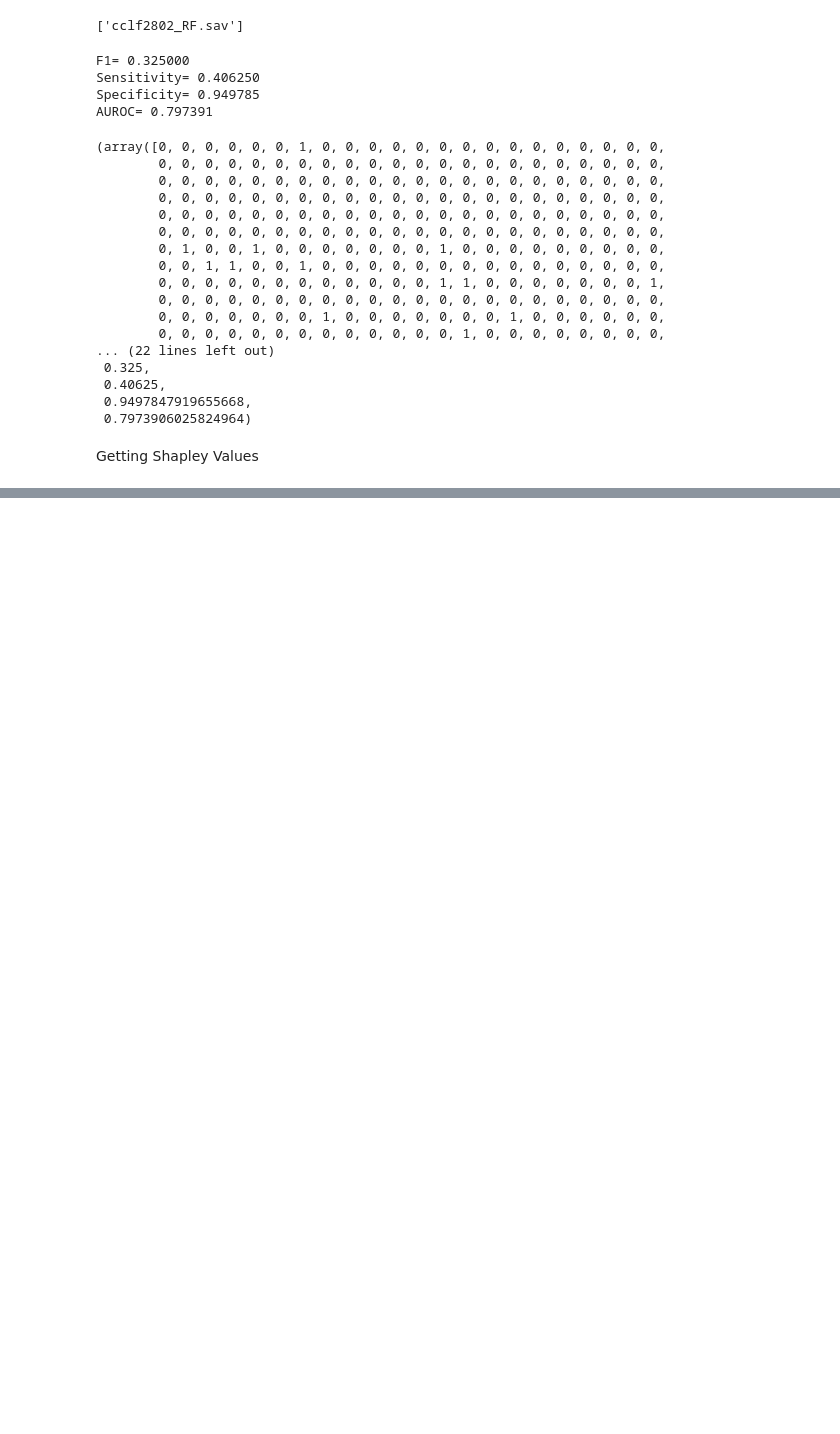
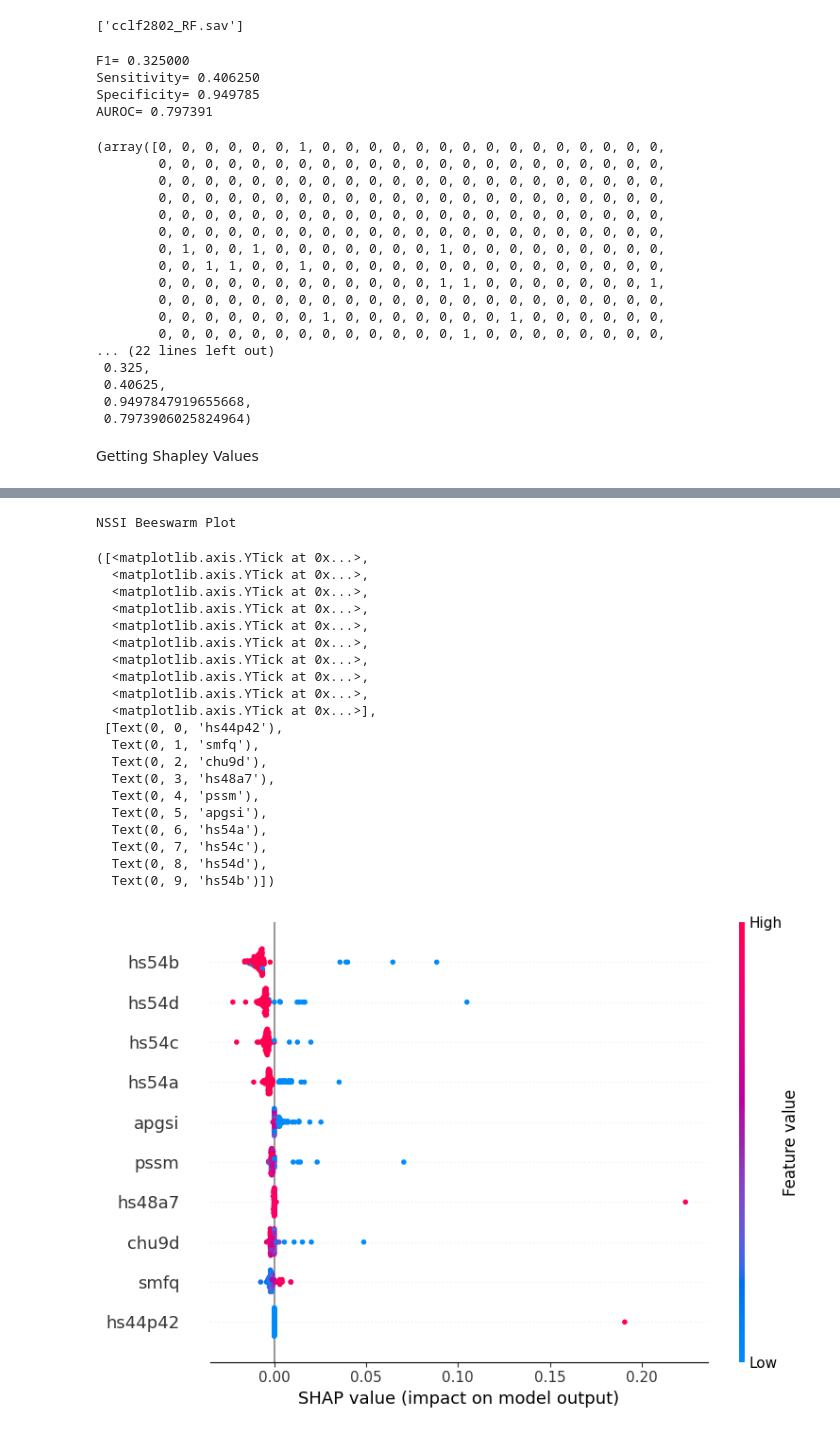
Before and after one commit to kk262626/predicting_suicidality, a Jupyter notebook: chainedclf 2802 MAIN.ipynb, the cells around one changed output, grey strips where cells are left out. Saved outputs shown, nothing was run; the diff lists cells and outputs as text; code cells hidden in the pictures; blank space fills up the shorter version.

```diff
--- a/chainedclf 2802 MAIN.ipynb
+++ b/chainedclf 2802 MAIN.ipynb
@@ -308,0 +227,7 @@ AUROC= 0.700457
+# %%
+print('NSSI Beeswarm Plot')
+#Note- to customise the bar plot further, specify show=False so that matplotlib.pyplot.show() is not called before the extra customisation code occurs
+shap.summary_plot(shap_values[1], features=Xi_hold.head(100), max_display=10, show=False)
+plt.yticks(range(10))
+plt.show()
+# %% [output]
@@ -308,0 +235,22 @@ AUROC= 0.700457
+NSSI Beeswarm Plot
+([<matplotlib.axis.YTick at 0x...>,
+  <matplotlib.axis.YTick at 0x...>,
+  <matplotlib.axis.YTick at 0x...>,
+  <matplotlib.axis.YTick at 0x...>,
+  <matplotlib.axis.YTick at 0x...>,
+  <matplotlib.axis.YTick at 0x...>,
+  <matplotlib.axis.YTick at 0x...>,
+  <matplotlib.axis.YTick at 0x...>,
+  <matplotlib.axis.YTick at 0x...>,
+  <matplotlib.axis.YTick at 0x...>],
+ [Text(0, 0, 'hs44p42'),
+  Text(0, 1, 'smfq'),
+  Text(0, 2, 'chu9d'),
+  Text(0, 3, 'hs48a7'),
+  Text(0, 4, 'pssm'),
+  Text(0, 5, 'apgsi'),
+  Text(0, 6, 'hs54a'),
+  Text(0, 7, 'hs54c'),
+  Text(0, 8, 'hs54d'),
+  Text(0, 9, 'hs54b')])
+[figure, added]
```
Also changed, not shown: parts of 21 cells of this notebook.
